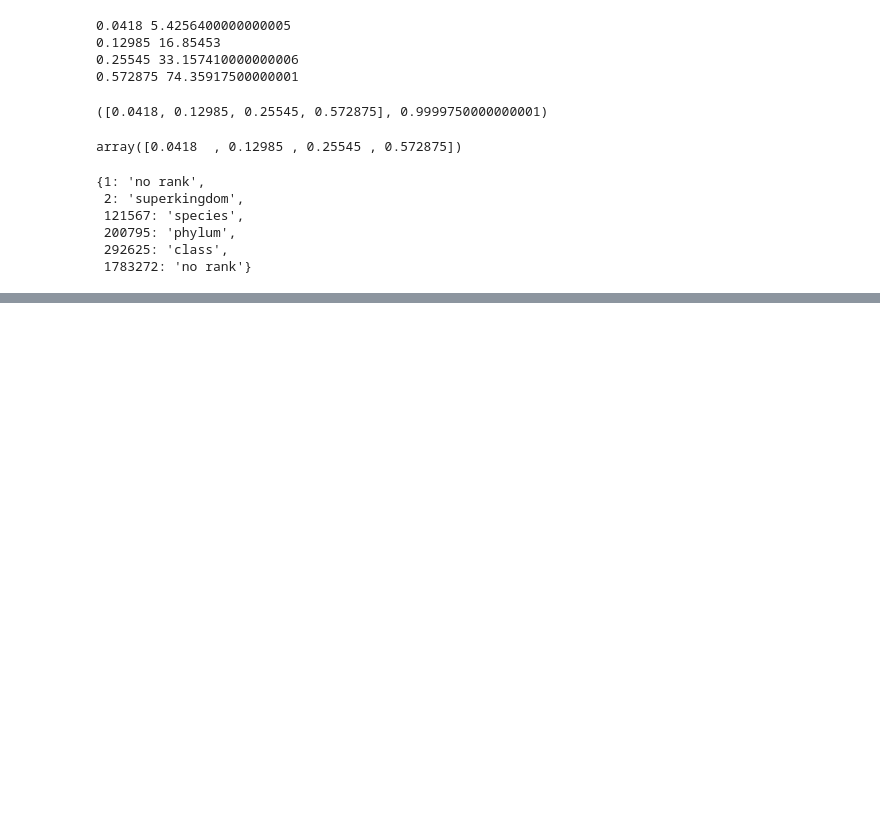
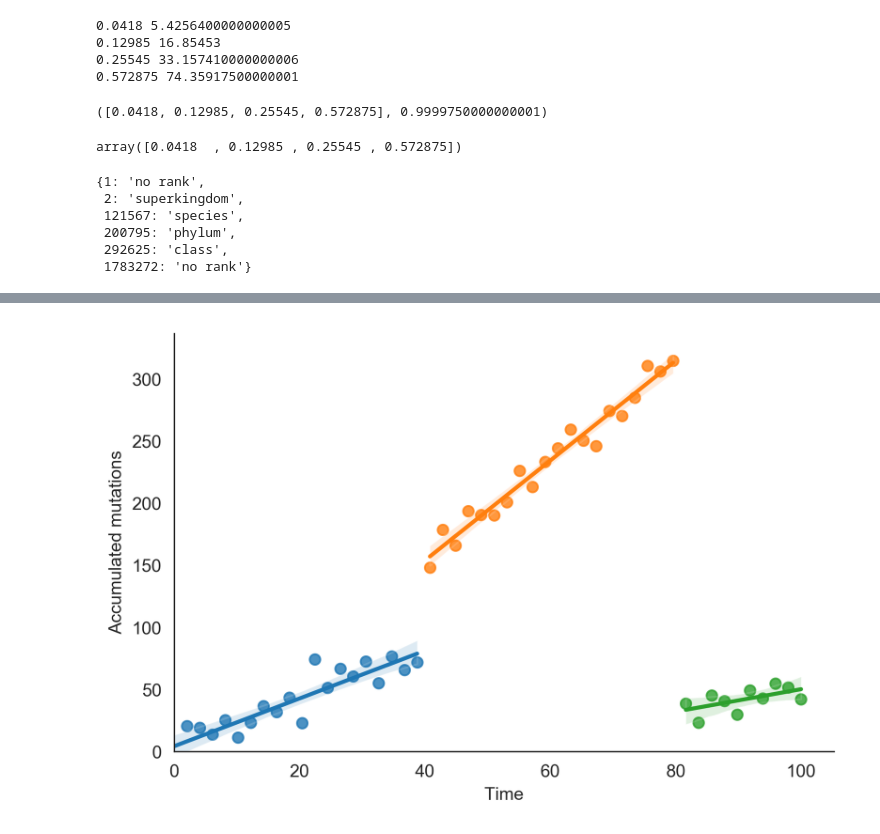
Before and after one commit to lthiberiol/jupyter_notebooks, a Jupyter notebook: yeah.ipynb, the cells around one changed output, grey strips where cells are left out. Saved outputs shown, nothing was run; the diff lists cells and outputs as text; code cells hidden in the pictures; blank space fills up the shorter version.

```diff
--- a/yeah.ipynb
+++ b/yeah.ipynb
@@ -55,0 +115,20 @@ df['yeah'] = df.lineage.apply(yeah)
+# %%
+sns.set_style('white')
+fig, ax = plt.subplots(dpi=300)
+
+y = []
+for window, scale in zip(range(0, len(x), 20), [2, 4, 0.5]):
+    y.extend((x[window:window+20]*scale)+noise[window:window+20])
+    sns.regplot(x[window:window+20],
+                (x[window:window+20]*scale)+noise[window:window+20],
+                truncate=True,
+                ax=ax)
+
+ax.set_xlim(0)
+ax.set_ylim(0)
+ax.set_xlabel('Time')
+ax.set_ylabel('Accumulated mutations')
+sns.despine(ax=ax, offset=0)
+fig.tight_layout()
+# %% [output]
+[figure, added]
```
Also changed, not shown: parts of 11 cells of this notebook, 8 other files.
